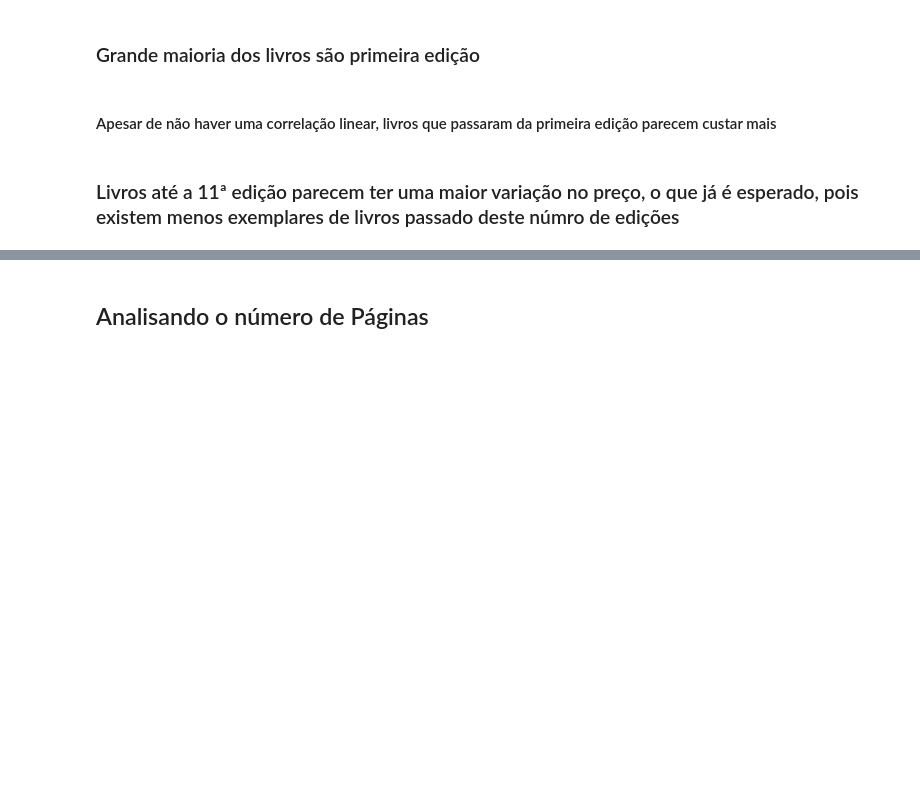
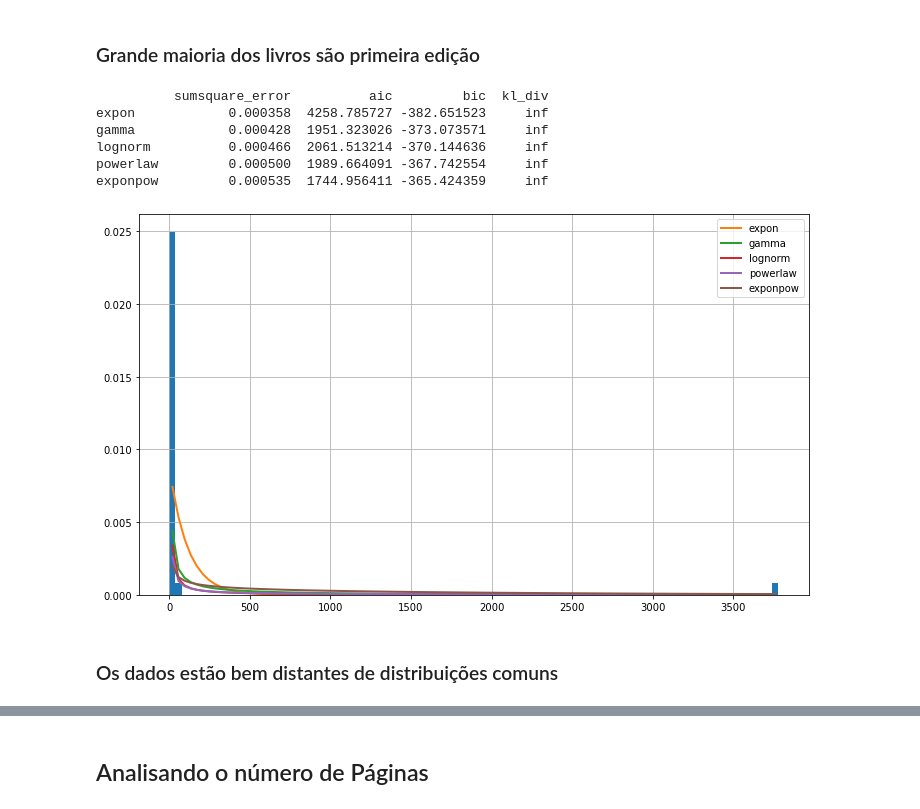
Before and after one commit to CaioViktor/Curso_Ciencias_de_Dados, a Jupyter notebook: trabalho/trab2/analise.ipynb, the cells around one changed output, grey strips where cells are left out. Saved outputs shown, nothing was run; the diff lists cells and outputs as text; code cells hidden in the pictures; blank space fills up the shorter version.

```diff
--- a/trabalho/trab2/analise.ipynb
+++ b/trabalho/trab2/analise.ipynb
@@ -145,6 +175,18 @@ fig = px.bar(edicoes, x='Edição', y='count')
 fig.show()
 # %% [markdown]
 ### Grande maioria dos livros são primeira edição
+# %%
+analyze_distribution(edicoes['count'])
+# %% [output]
+          sumsquare_error          aic         bic  kl_div
+expon            0.000358  4258.785727 -382.651523     inf
+gamma            0.000428  1951.323026 -373.073571     inf
+lognorm          0.000466  2061.513214 -370.144636     inf
+powerlaw         0.000500  1989.664091 -367.742554     inf
+exponpow         0.000535  1744.956411 -365.424359     inf
+[figure, added]
+# %% [markdown]
+### Os dados estão bem distantes de distribuições comuns
 # %%
 preco_medio = df.groupby(by="Edição")['preço'].mean().reset_index(name="média")
 stds = df.groupby(by="Edição")['preço'].std().fillna(0).reset_index(name="std")
@@ -153,5 +195,3 @@ media_std = media_std.melt(id_vars=['Edição'],var_name='medida',value_name='va
 media_std = media_std.sort_values(by='Edição',key= pd.to_numeric)
 fig = px.bar(media_std, x='Edição', y='valor',color='medida', barmode="group")
 fig.show()
-# %% [markdown]
-#### Apesar de não haver uma correlação linear, livros que passaram da primeira edição parecem custar mais
@@ -163,2 +197,0 @@ fig.show()
-# %% [markdown]
-### Livros até a 11ª edição parecem ter uma maior variação no preço, o que já é esperado, pois existem menos exemplares de livros passado deste númro de edições
```
Also changed, not shown: parts of 24 cells of this notebook.
